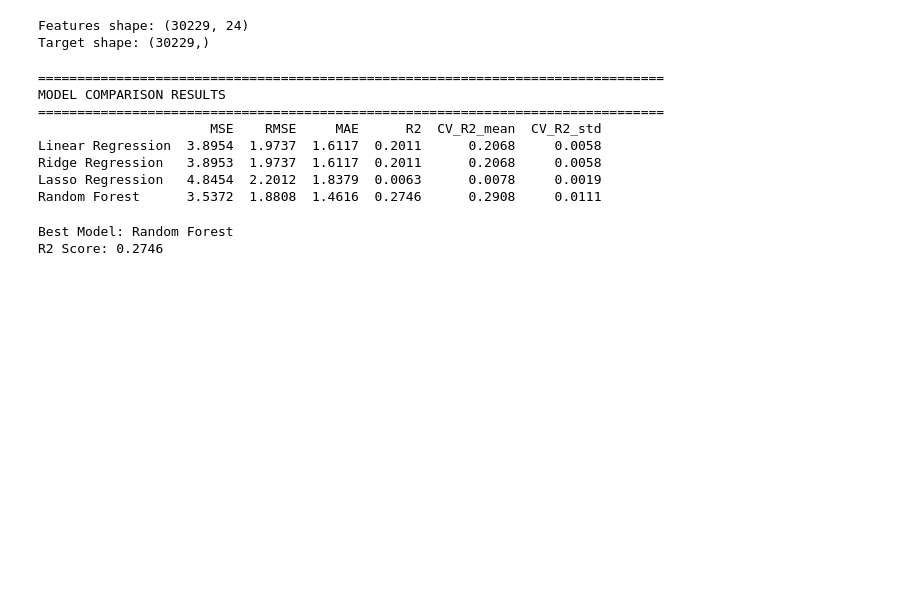
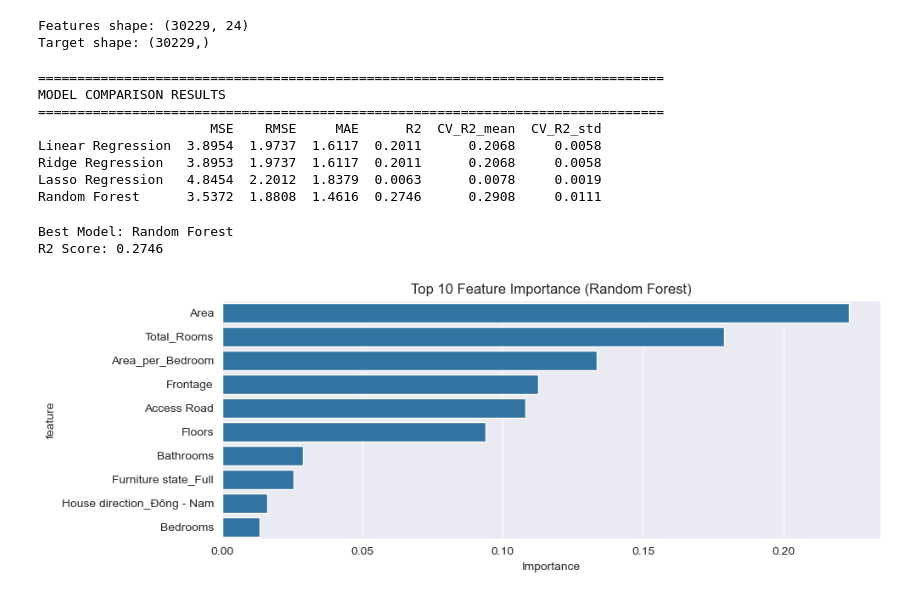
Before and after one commit to vietviet08/house-prediction, a Jupyter notebook: prediction.ipynb, the cells around one changed output. Cells and saved outputs as stored; diff of their text form; code cells hidden in the pictures; blank space fills up the shorter version.

Commit message:
visualize for best model

```diff
--- a/prediction.ipynb
+++ b/prediction.ipynb
@@ -269,3 +269,19 @@ print(f"R2 Score: {results_df.loc[best_model_name, 'R2']:.4f}")
 # %% [output]
 Best Model: Random Forest
 R2 Score: 0.2746
+# %%
+# Feature importance (cho Random Forest)
+if best_model_name == 'Random Forest':
+    rf_model = models['Random Forest']
+    feature_importance = pd.DataFrame({
+        'feature': X.columns,
+        'importance': rf_model.feature_importances_
+    }).sort_values('importance', ascending=False)
+
+    plt.figure(figsize=(10, 8))
+    plt.subplot(2, 1, 1)
+    sns.barplot(data=feature_importance.head(10), x='importance', y='feature')
+    plt.title('Top 10 Feature Importance (Random Forest)')
+    plt.xlabel('Importance')
+# %% [output]
+[figure, added]
```
Also changed, not shown: parts of 3 cells of this notebook.
